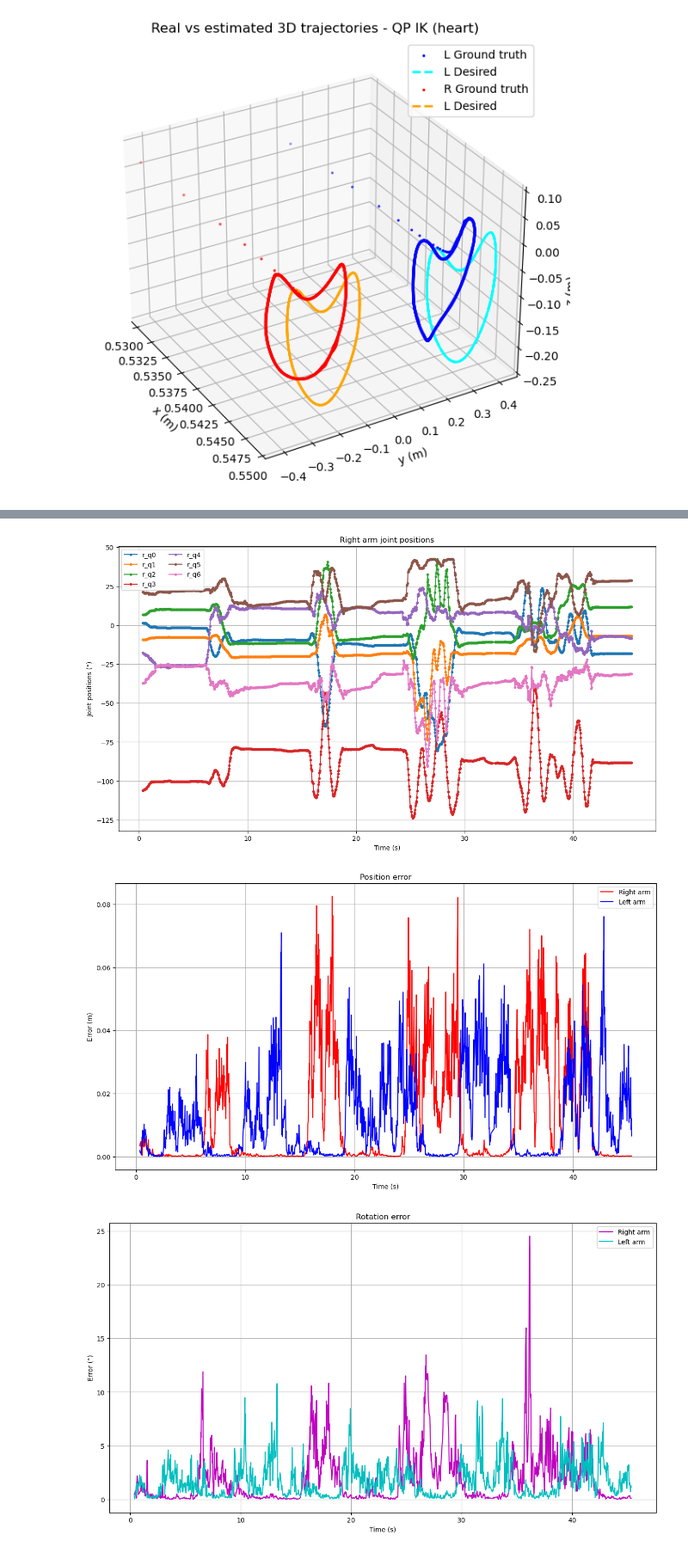
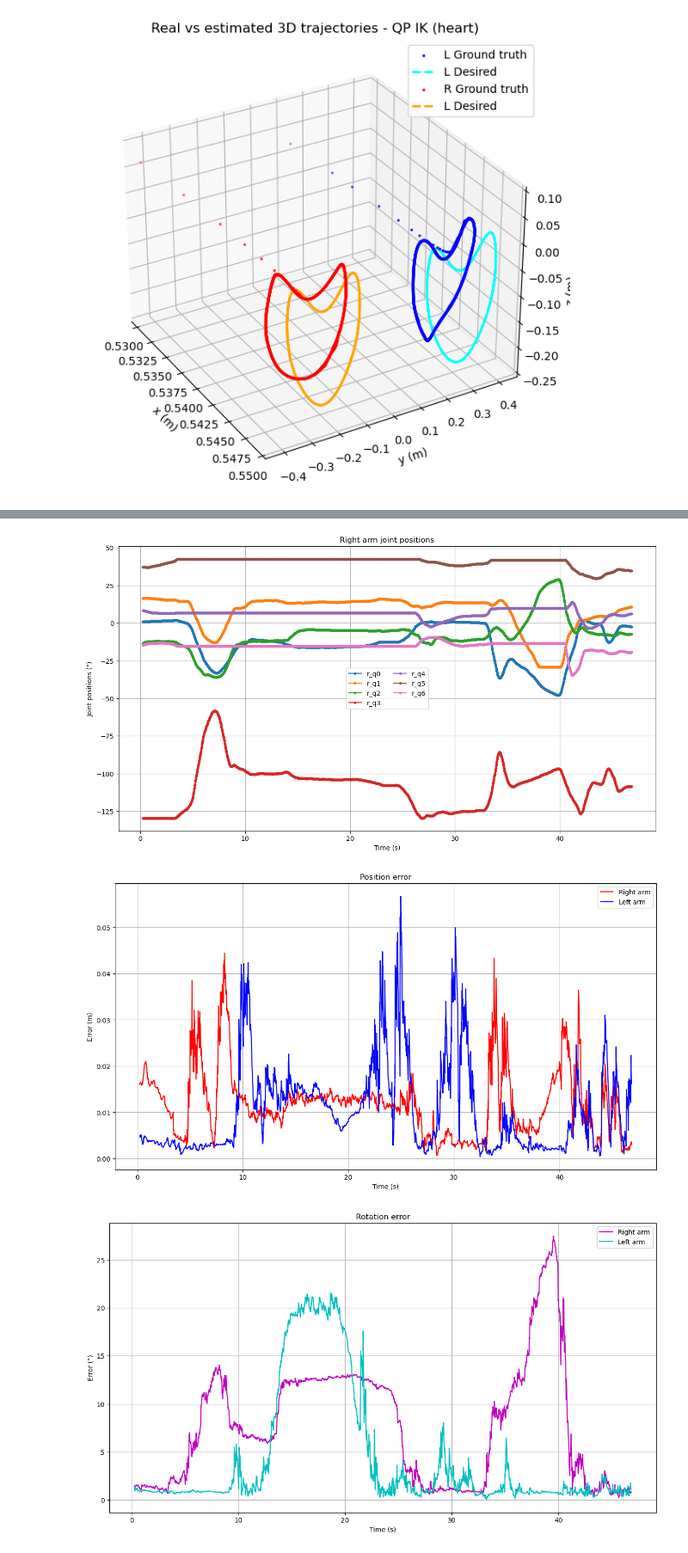
Before and after one commit to pollen-robotics/reachy2_qpik, a Jupyter notebook: src/example/metrics_eval.ipynb, the cells around one changed output, grey strips where cells are left out. Shown at 86% size. Saved outputs shown, nothing was run; the diff lists cells and outputs as text; code cells hidden in the pictures.

Commit message:
Adding spill data CSV

```diff
--- a/src/example/metrics_eval.ipynb
+++ b/src/example/metrics_eval.ipynb
@@ -530,7 +530,7 @@ for name, df in zip(["Symbolic IK", "Jacobian IK", "QP IK"], [df_sym, df_num, df
 import copy
 from numpy.linalg import norm
 
-filepath = "data/live_data.csv"
+filepath = "data/spill.csv"
 df = pd.read_csv(filepath, sep=",", header=0).copy()
 df = df.dropna()
 
@@ -684,3 +684,3 @@ Rows before filtering: 1504; after filtering: 1496 (removed 8)
-[figure, old version]
+[figure, new version]
-[figure, old version]
+[figure, new version]
-[figure, old version]
+[figure, new version]
```
Also changed, not shown: parts of 1 cell of this notebook, 3 other files.
